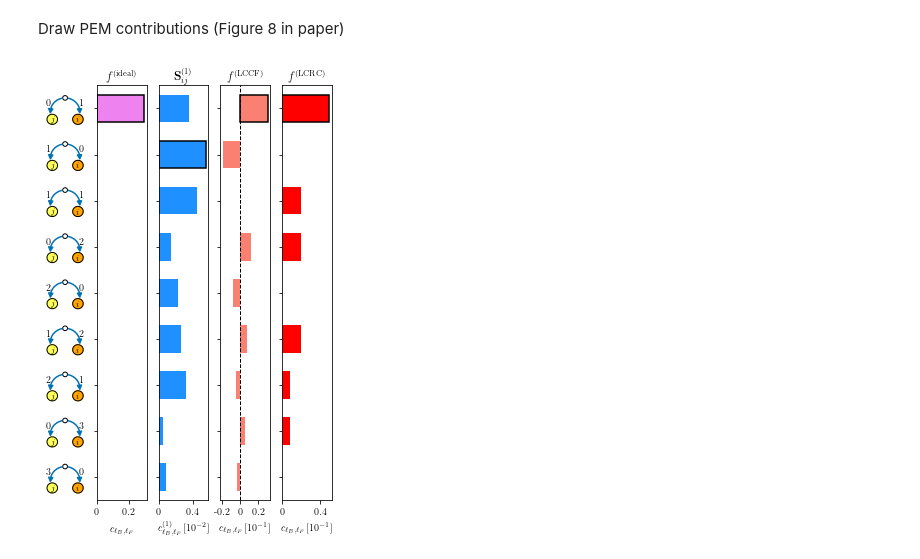
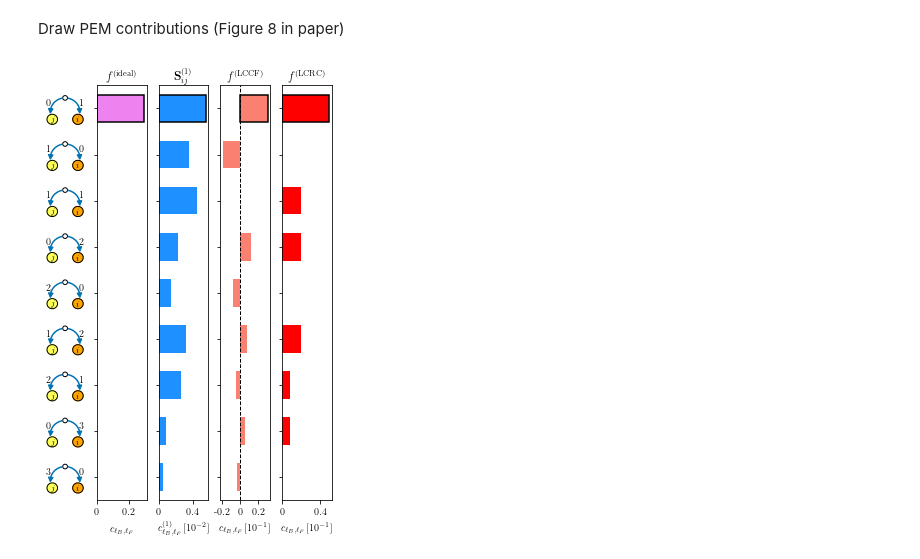
Before and after one commit to acuschwarze/network-inference-via-process-motifs, a Jupyter notebook: notebooks-figures/figure_contributions-v2.ipynb, the cells around one changed output. Drawn from its saved outputs; the diff is of its cells as text; code cells hidden in the pictures.

Commit message:
correction to contributions figure

```diff
--- a/notebooks-figures/figure_contributions-v2.ipynb
+++ b/notebooks-figures/figure_contributions-v2.ipynb
@@ -259,8 +259,8 @@ data = np.zeros((4, len(edge_labels)))
 data[0,:] = np.zeros(len(edge_labels))
 data[0,0] = 0.3
 
-# values for crosscov # should I remove this?
-data[1,:] = np.array([ crosscov_contribution(el[0]+el[1], el[0], epsilon=epsilon,
+# values for crosscov
+data[1,:] = np.array([ crosscov_contribution(el[0]+el[1], el[1], epsilon=epsilon,
     dtt=dt*theta, dt=dt) for el in edge_labels])*100
 
 # values for score 1
@@ -275,31 +275,31 @@ data[3,:] = np.array([ lrc_contribution(el[0]+el[1], el[1], epsilon=epsilon,
 titles = [r'$f$\textsuperscript{(ideal)}',
           r'${\bf S}^{(1)}_{ij}$',
           r'$f$\textsuperscript{(LCCF)}', #r'$S^{(1,0)}_{ij}$',
           r'$f$\textsuperscript{(LCRC)}'#, #r'$S^{(1,1)}_{ij}$'
          ]
 titlepads = [6,6,6,6]
 xlabels = [r'$c_{\ell_B,\ell_F}$',r'$c^{(1)}_{\ell_B,\ell_F} [10^{-2}]$',
            r'$c_{\ell_B,\ell_F} [10^{-1}]$',r'$c_{\ell_B,\ell_F} [10^{-1}]$']
 #xlabels = None
 fig, axes = make_contributions_plot(data, titles=titles, titlepads=titlepads,
     xlabels=xlabels, colors=['violet', 'dodgerblue', 'salmon', 'red'],
     edge_max=True, edge_color='black', lw=1.5)
 plt.subplots_adjust(left=0, right=0.995, bottom=0.1, top=0.9, wspace=0.25)
 
 # move xlabels
 axes[1].set_xlabel(xlabels[0], labelpad=9)
 axes[3].set_xlabel(xlabels[2], labelpad=6)
 axes[4].set_xlabel(xlabels[3], labelpad=6)
 
 # set x ticks
 for i, xticks in enumerate([[0, 0.2] ,[0,0.4], [-0.2,0,0.2], [0,0.4]]):
     axes[1+i].set_xticks(xticks)
     axes[1+i].set_xticklabels([str(x) for x in xticks])
 
 # insert vertical line
 axes[3].axvline(0, color='black', ls='--', lw=1)
 
 # save figure
 plt.savefig('../figures/figure_contributions_els.pdf')
 # %% [output]
-[figure, old version]
+[figure, new version]
```
Also changed, not shown: 4 other files.
